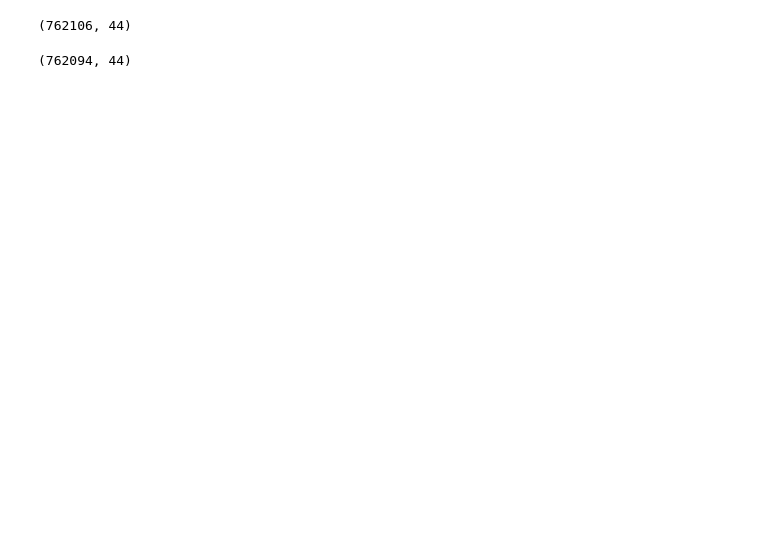
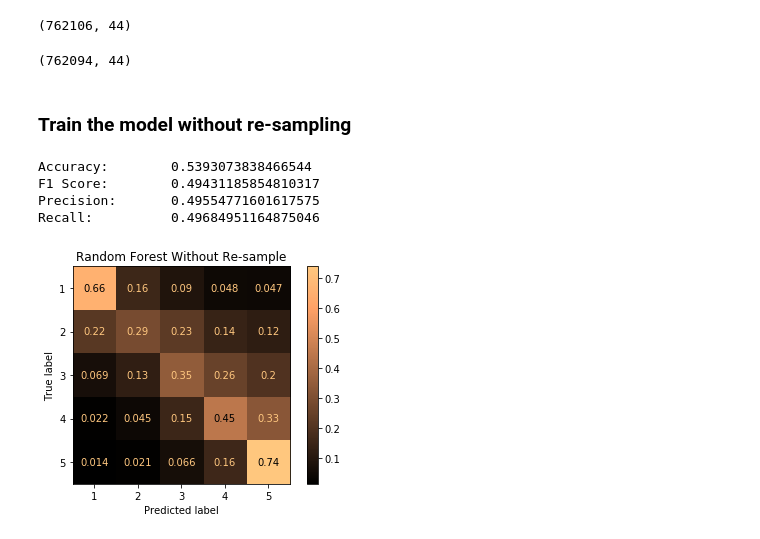
Before and after one commit to OnerInce/ml-earthquake, a Jupyter notebook: Random_forest_new.ipynb, the cells around one changed output. Drawn from its saved outputs; the diff is of its cells as text; code cells hidden in the pictures; blank space fills up the shorter version.

```diff
--- a/Random_forest_new.ipynb
+++ b/Random_forest_new.ipynb
@@ -22,3 +23,5 @@ X = df.drop('target', axis=1)
 # setting up testing and training sets
 
 X_train, X_test, y_train, y_test = train_test_split(X, y, test_size=0.25, random_state=27)
+# %% [markdown]
+### Train the model without re-sampling
@@ -24,0 +33,24 @@ X_train, X_test, y_train, y_test = train_test_split(X, y, test_size=0.25, random
+# %%
+# Performance results
+
+print("Accuracy: \t", accuracy_score(y_test, rfc_pred))
+print("F1 Score: \t", f1_score(y_test, rfc_pred, average = 'macro'))
+print("Precision:\t", precision_score(y_test, rfc_pred, average = 'macro'))
+print("Recall:   \t", recall_score(y_test, rfc_pred, average = 'macro'))
+# %% [output]
+Accuracy:        0.5393073838466544
+F1 Score:        0.49431185854810317
+Precision:       0.49554771601617575
+Recall:          0.49684951164875046
+# %%
+# Plot normalized confusion matrix
+
+import matplotlib.pyplot as plt
+
+classes = ["1", "2", "3", "4", "5"]
+title = "Random Forest Without Re-sample"
+disp = plot_confusion_matrix(rfc, X_test, y_test, display_labels = classes, cmap = "copper", normalize = "true")
+disp.ax_.set_title(title)
+plt.show()
+# %% [output]
+[figure, added]
```
Also changed, not shown: parts of 10 cells of this notebook.
